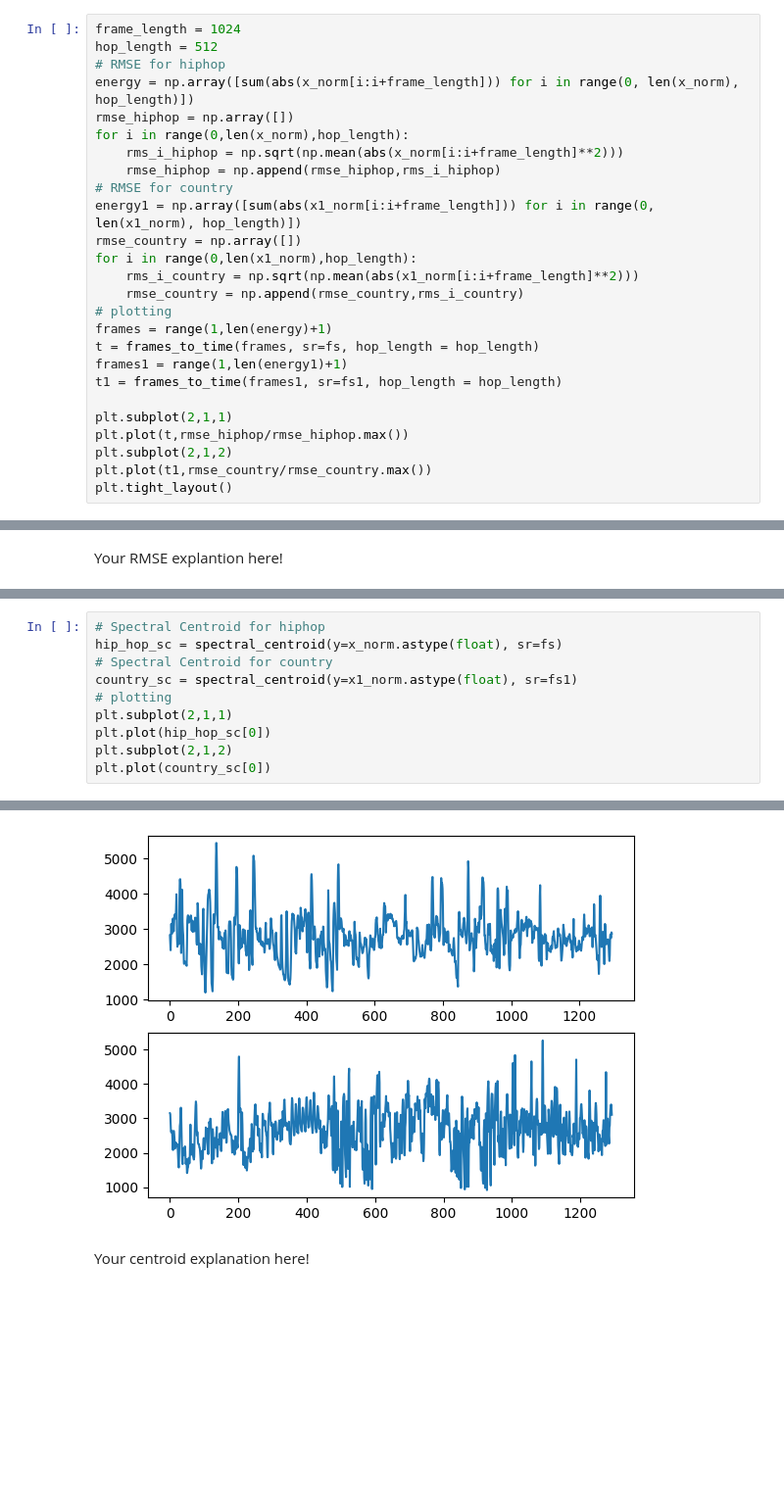
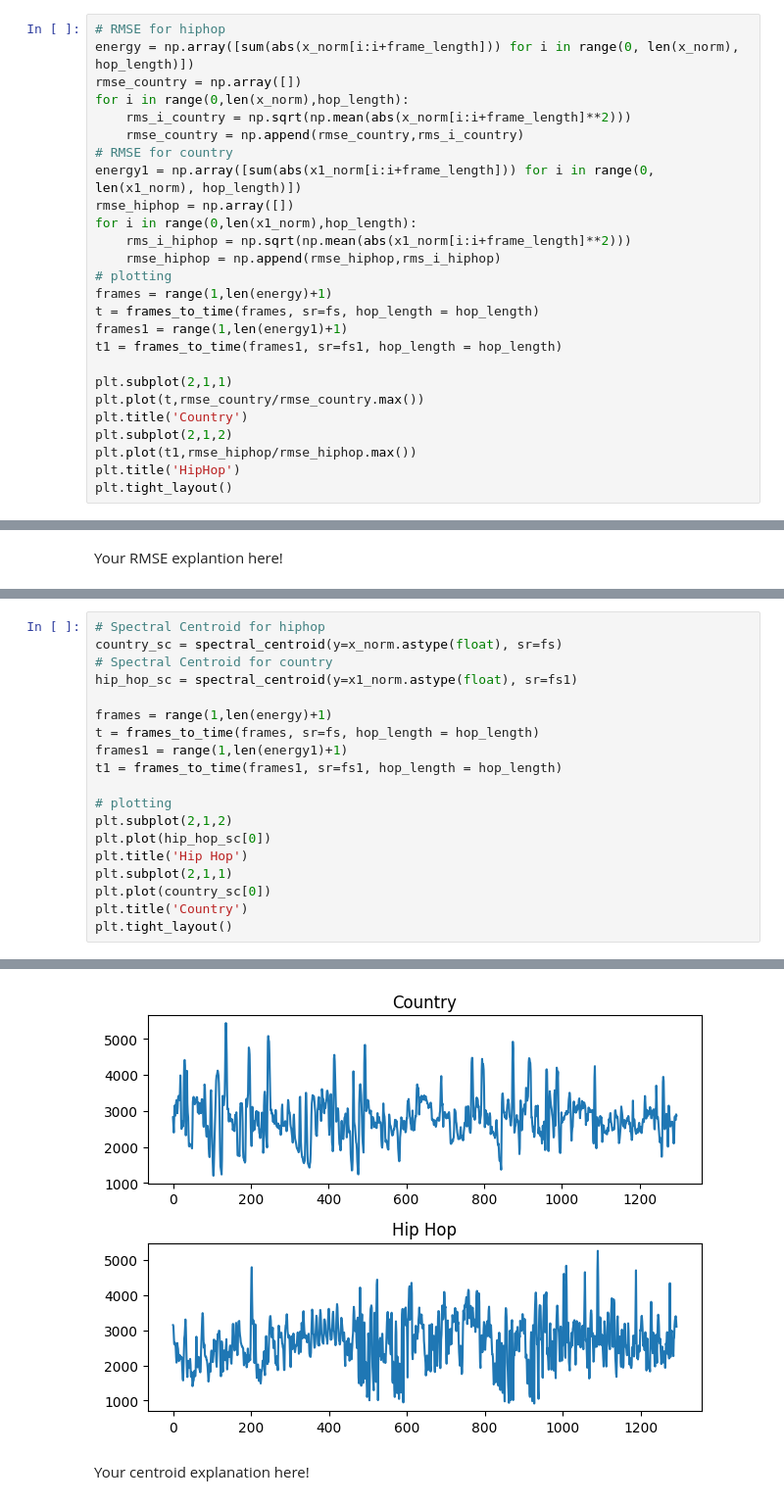
Before and after one commit to adityarpawar1902/AudioTechII, a Jupyter notebook: HW/HW3.ipynb, the cells around one changed output, grey strips where cells are left out. Shown at 98% size. Cells and saved outputs as stored; diff of their text form; blank space fills up the shorter version.

```diff
--- a/HW/HW3.ipynb
+++ b/HW/HW3.ipynb
@@ -148,18 +170,16 @@ For each feature:
 # %%
-frame_length = 1024
-hop_length = 512
 # RMSE for hiphop
 energy = np.array([sum(abs(x_norm[i:i+frame_length])) for i in range(0, len(x_norm), hop_length)])
-rmse_hiphop = np.array([])
+rmse_country = np.array([])
 for i in range(0,len(x_norm),hop_length):
-    rms_i_hiphop = np.sqrt(np.mean(abs(x_norm[i:i+frame_length]**2)))
-    rmse_hiphop = np.append(rmse_hiphop,rms_i_hiphop)
+    rms_i_country = np.sqrt(np.mean(abs(x_norm[i:i+frame_length]**2)))
+    rmse_country = np.append(rmse_country,rms_i_country)
 # RMSE for country
 energy1 = np.array([sum(abs(x1_norm[i:i+frame_length])) for i in range(0, len(x1_norm), hop_length)])
-rmse_country = np.array([])
+rmse_hiphop = np.array([])
 for i in range(0,len(x1_norm),hop_length):
-    rms_i_country = np.sqrt(np.mean(abs(x1_norm[i:i+frame_length]**2)))
-    rmse_country = np.append(rmse_country,rms_i_country)
+    rms_i_hiphop = np.sqrt(np.mean(abs(x1_norm[i:i+frame_length]**2)))
+    rmse_hiphop = np.append(rmse_hiphop,rms_i_hiphop)
 # plotting
 frames = range(1,len(energy)+1)
 t = frames_to_time(frames, sr=fs, hop_length = hop_length)
@@ -167,8 +187,10 @@ frames1 = range(1,len(energy1)+1)
 t1 = frames_to_time(frames1, sr=fs1, hop_length = hop_length)
 
 plt.subplot(2,1,1)
-plt.plot(t,rmse_hiphop/rmse_hiphop.max())
+plt.plot(t,rmse_country/rmse_country.max())
+plt.title('Country')
 plt.subplot(2,1,2)
-plt.plot(t1,rmse_country/rmse_country.max())
+plt.plot(t1,rmse_hiphop/rmse_hiphop.max())
+plt.title('HipHop')
 plt.tight_layout()
 # %% [output]
@@ -178,11 +202,20 @@ Your RMSE explantion here!
 # %%
 # Spectral Centroid for hiphop
-hip_hop_sc = spectral_centroid(y=x_norm.astype(float), sr=fs)
+country_sc = spectral_centroid(y=x_norm.astype(float), sr=fs)
 # Spectral Centroid for country
-country_sc = spectral_centroid(y=x1_norm.astype(float), sr=fs1)
+hip_hop_sc = spectral_centroid(y=x1_norm.astype(float), sr=fs1)
+
+frames = range(1,len(energy)+1)
+t = frames_to_time(frames, sr=fs, hop_length = hop_length)
+frames1 = range(1,len(energy1)+1)
+t1 = frames_to_time(frames1, sr=fs1, hop_length = hop_length)
+
 # plotting
+plt.subplot(2,1,2)
+plt.plot(hip_hop_sc[0])
+plt.title('Hip Hop')
 plt.subplot(2,1,1)
-plt.plot(hip_hop_sc[0])
-plt.subplot(2,1,2)
 plt.plot(country_sc[0])
+plt.title('Country')
+plt.tight_layout()
 # %% [output]
@@ -190,3 +222,3 @@ plt.plot(country_sc[0])
-[figure, old version]
+[figure, new version]
 # %% [markdown]
 Your centroid explanation here!
```
Also changed, not shown: parts of 18 cells of this notebook.
